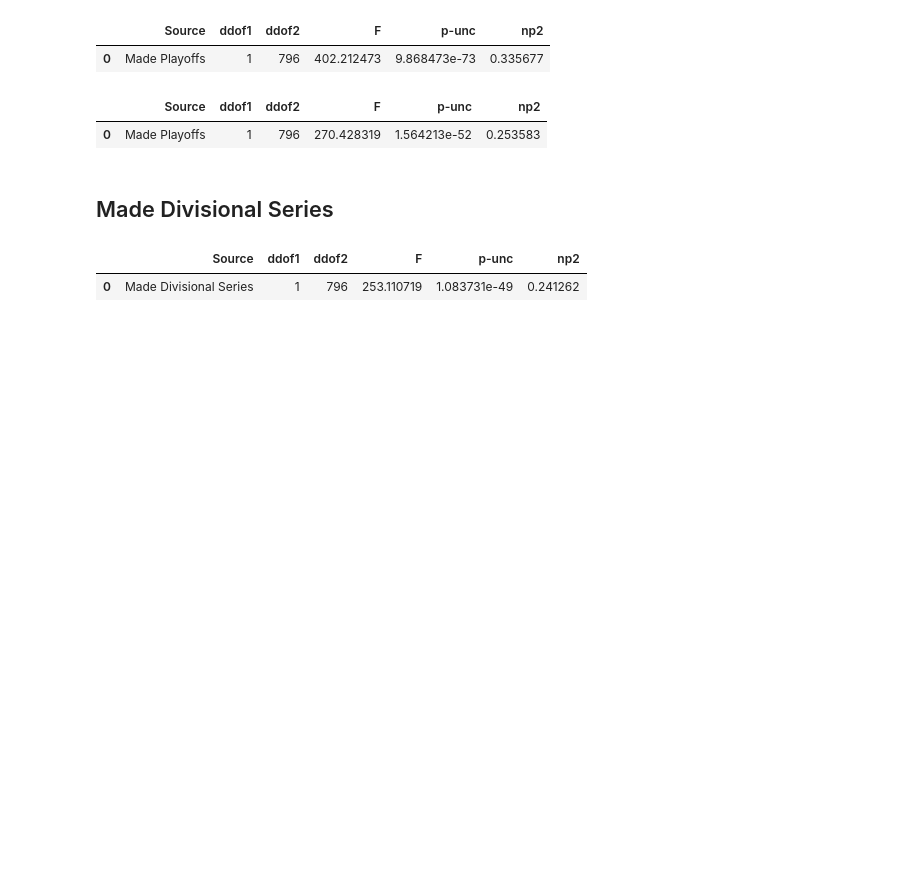
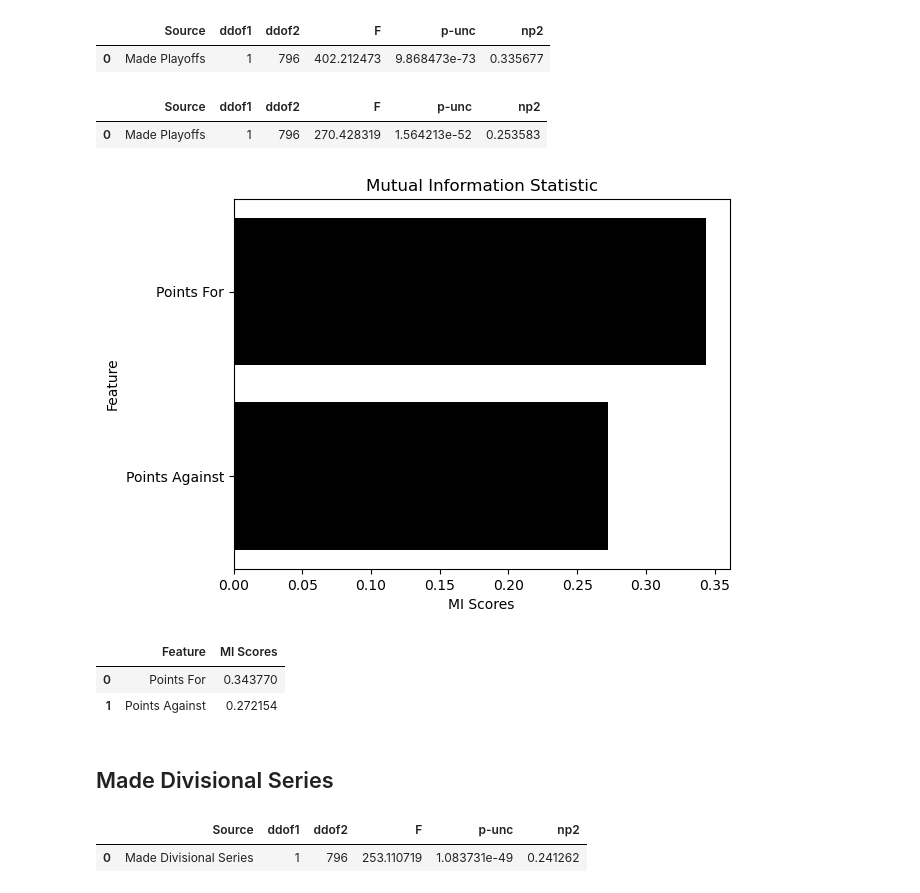
Before and after one commit to PuzzleShuffler/NFL, a Jupyter notebook: NFL.ipynb, the cells around one changed output. Saved outputs shown, nothing was run; the diff lists cells and outputs as text; code cells hidden in the pictures; blank space fills up the shorter version.

```diff
--- a/NFL.ipynb
+++ b/NFL.ipynb
@@ -303,3 +303,25 @@ top5_offense
+# %%
+##### Feature Importance #####
+import matplotlib.pyplot as plt
+import seaborn as sns
+from sklearn.feature_selection import mutual_info_classif
+from sklearn.preprocessing import LabelEncoder, OrdinalEncoder
+
+def make_mi_scores(x_data, y_data):
+    # columns to consider
+    X = x_data
+    y = LabelEncoder().fit_transform(y_data)
+    # select discrete features, get their indices
+    discrete_features_for_mi = X.dtypes == np.int64
+    # calculate mi
+    mi_scores = mutual_info_classif(X, y, discrete_features=discrete_features_for_mi, random_state=2022)
+    # make df of mi
+    mi_scores_df = pd.DataFrame({'Feature': X.columns, 'MI Scores': mi_scores}).sort_values('MI Scores', ascending=False)
+    # bar plot
+    sns.barplot(y='Feature', x='MI Scores', data = mi_scores_df, color='black')
+    plt.title('Mutual Information Statistic')
+    plt.show()
+    display(mi_scores_df)
 # %% [markdown]
 ## Made Playoffs
 # %%
@@ -316,6 +338,16 @@ pg.anova(data=final_df, dv='Points Against', between='Made Playoffs', detailed=F
 # %% [output]
 |  | Source | ddof1 | ddof2 | F | p-unc | np2 |
 | 0 | Made Playoffs | 1 | 796 | 270.428319 | 1.564213e-52 | 0.253583 |
+# %%
+x_data = final_df[['Points For', 'Points Against']]
+y_data = final_df['Made Playoffs']
+
+make_mi_scores(x_data, y_data)
+# %% [output]
+[figure, added]
+|  | Feature | MI Scores |
+| 0 | Points For | 0.343770 |
+| 1 | Points Against | 0.272154 |
 # %% [markdown]
 ## Made Divisional Series
 # %%
```
Also changed, not shown: parts of 6 cells of this notebook, 1 other file.
